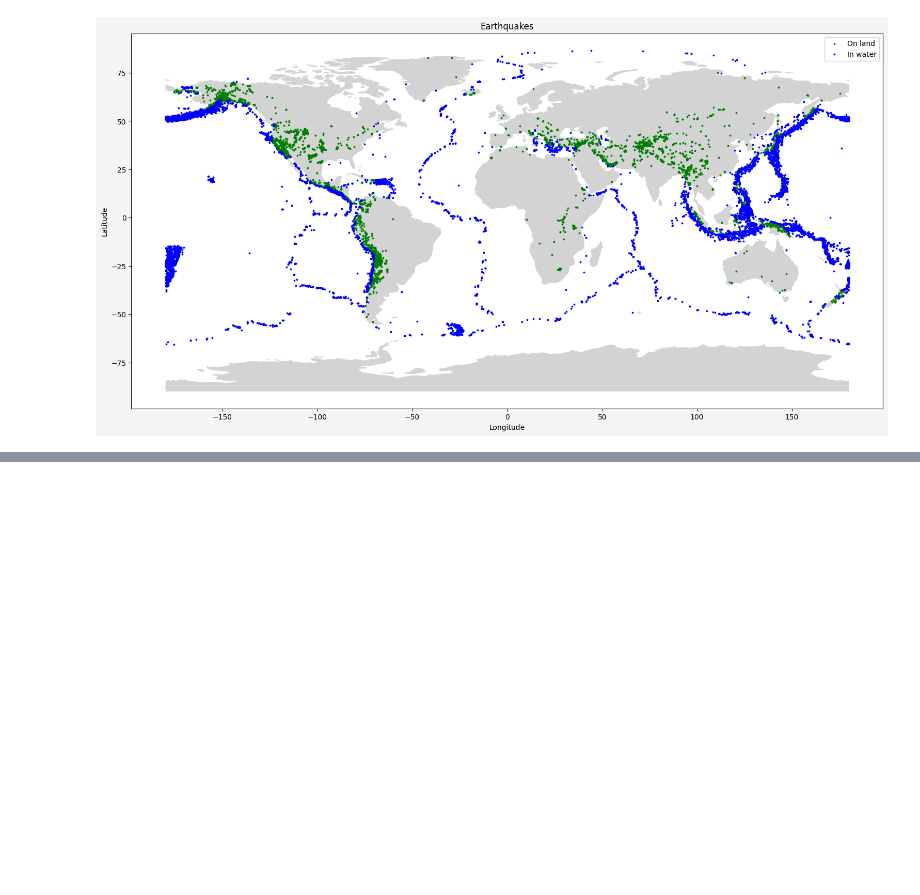
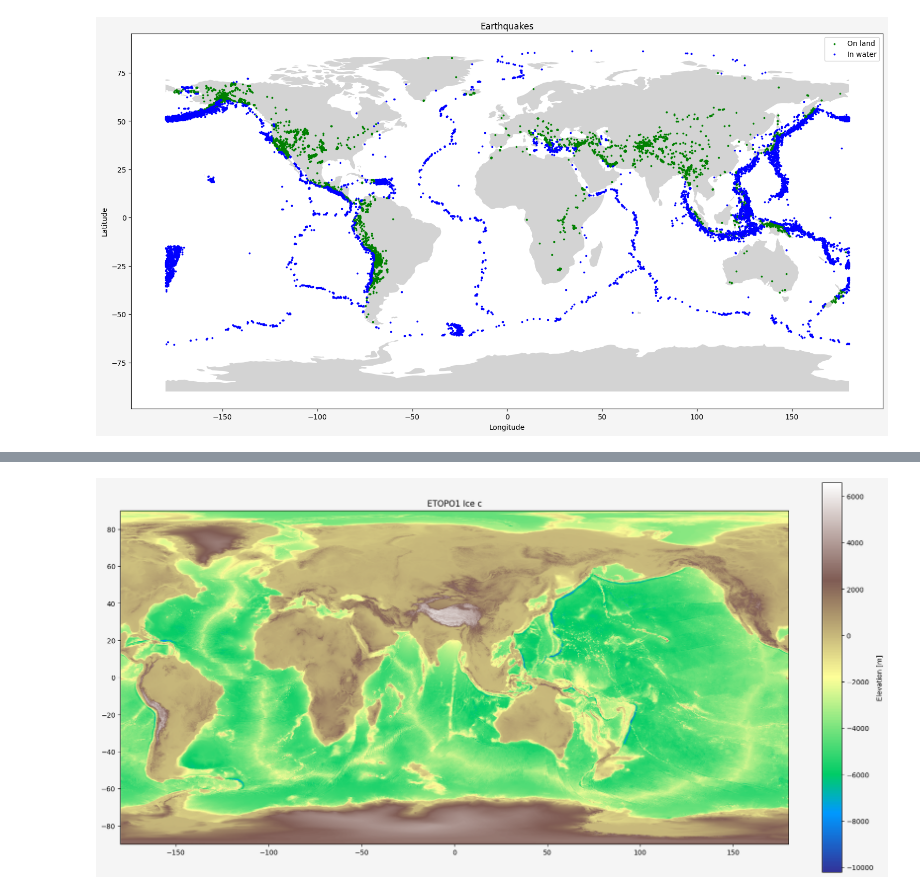
Before and after one commit to janiejestemja/geo, a Jupyter notebook: learning_notes.ipynb, the cells around one changed output, grey strips where cells are left out. Cells and saved outputs as stored; diff of their text form; code cells hidden in the pictures; blank space fills up the shorter version.

```diff
--- a/learning_notes.ipynb
+++ b/learning_notes.ipynb
@@ -167,0 +189,21 @@ plt.show()
+# %%
+center_lng = -90
+# %%
+with rasterio.open("data/ETOPO1_Ice_c_geotiff.tif") as source:
+    elevation = source.read(1)[::10, ::10]
+
+    transform = source.transform
+    shift_lng = int((center_lng / 360) * elevation.shape[1])
+
+    elevation = np.roll(elevation, shift_lng, axis=1)
+
+    bounds = source.bounds
+    lng_min, lat_min, lng_max, lat_max = bounds
+# %%
+fig, ax = plt.subplots(figsize=(16, 8), facecolor="whitesmoke", layout="constrained")
+plt.imshow(elevation, cmap="terrain", extent=extent)
+plt.colorbar(label="Elevation [m]")
+plt.title("ETOPO1 Ice c")
+plt.show()
+# %% [output]
+[figure, added]
```
Also changed, not shown: parts of 7 cells of this notebook.
